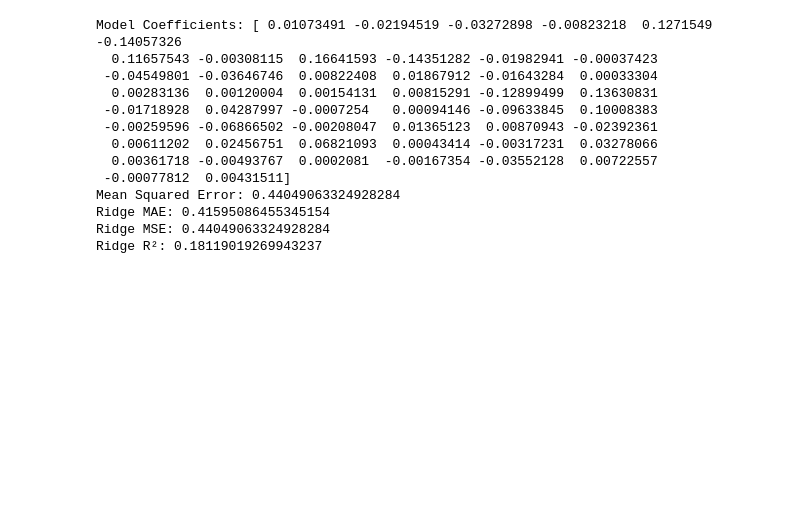
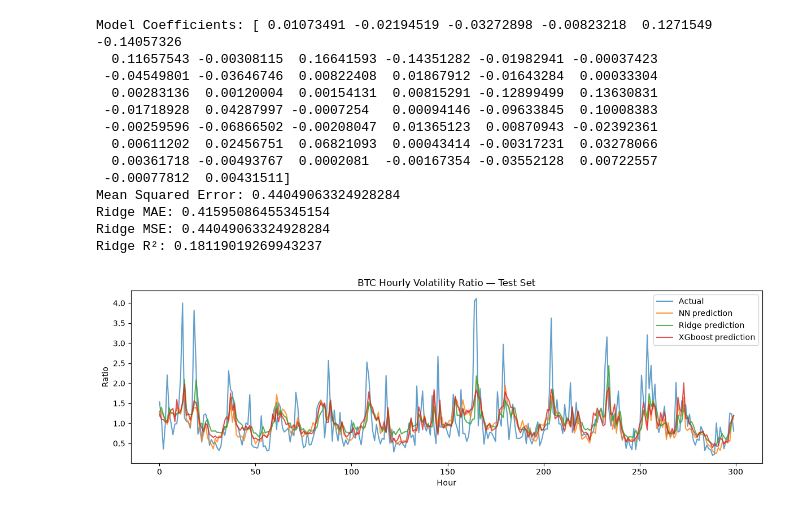
Before and after one commit to haitemcs/btc-volatility-forecast, a Jupyter notebook: mytesting.ipynb, the cells around one changed output. Drawn from its saved outputs; the diff is of its cells as text; code cells hidden in the pictures; blank space fills up the shorter version.

```diff
--- a/mytesting.ipynb
+++ b/mytesting.ipynb
@@ -542,11 +542,11 @@ model.fit(
     verbose = False
 )
 
-y_pred = model.predict(x_test)
+xgb_predict = model.predict(x_test)
 
-mse = mean_squared_error(y_test, y_pred)
-mae = mean_absolute_error(y_test, y_pred)
-r2 = r2_score(y_test, y_pred)
+mse = mean_squared_error(y_test, xgb_predict)
+mae = mean_absolute_error(y_test, xgb_predict)
+r2 = r2_score(y_test, xgb_predict)
 
 print(f"Mean Absolute Error (MAE): {mae:.4f}")
 print(f"Mean Squared Error (MSE): {mse:.4f}")
@@ -604,3 +604,19 @@ Mean Squared Error: 0.44049063324928284
 Ridge MAE: 0.41595086455345154
 Ridge MSE: 0.44049063324928284
 Ridge R²: 0.18119019269943237
+# %%
+n = 300
+
+plt.figure(figsize=(12, 4))
+plt.plot(y_test[:n], label="Actual", alpha=0.7)
+plt.plot(preds[:n], label="NN prediction", alpha=0.8)
+plt.plot(ridge_pred[:n], label = "Ridge prediction" , alpha=0.8)
+plt.plot(xgb_predict[:n],label = "XGboost prediction",alpha = 0.8)
+plt.title("BTC Hourly Volatility Ratio — Test Set")
+plt.xlabel("Hour")
+plt.ylabel("Ratio")
+plt.legend()
+plt.tight_layout()
+plt.show()
+# %% [output]
+[figure, added]
```
Also changed, not shown: parts of 3 cells of this notebook.
